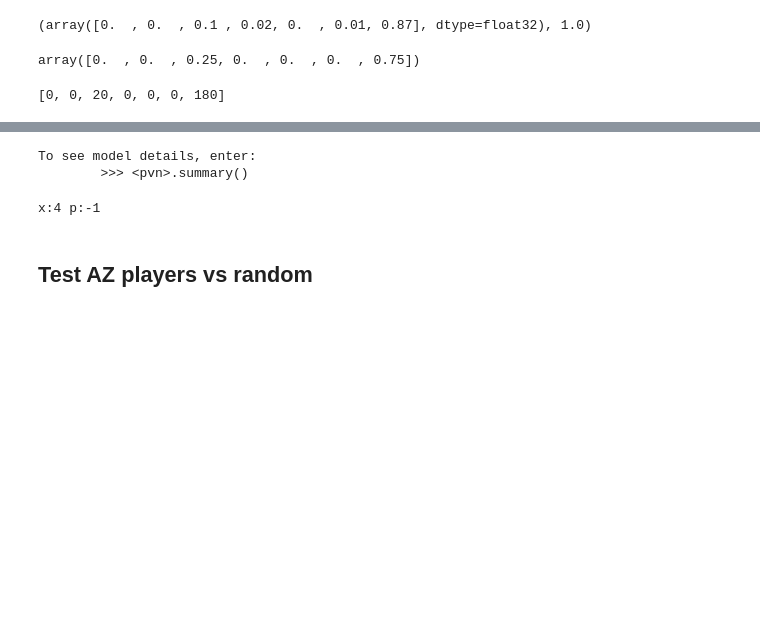
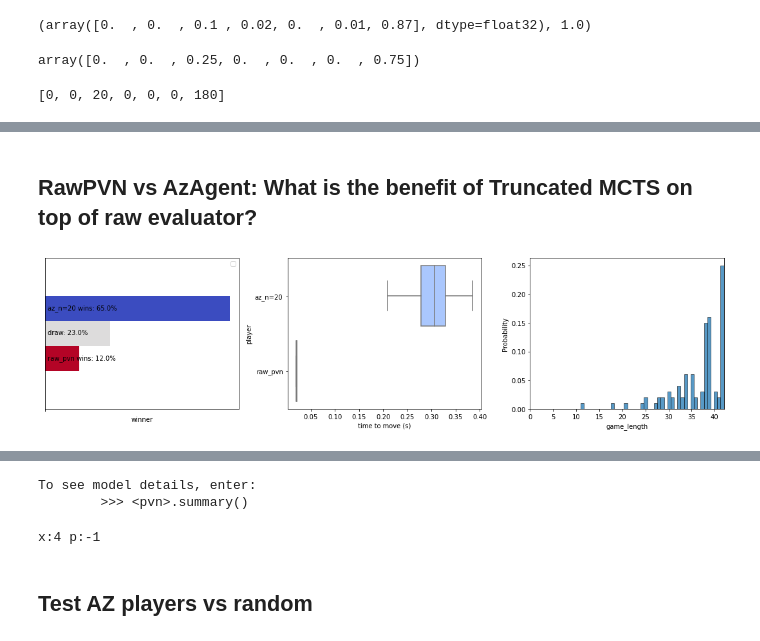
Before and after one commit to spayot/connectfour, a Jupyter notebook: notebooks/test_game.ipynb, the cells around one changed output, grey strips where cells are left out. Drawn from its saved outputs; the diff is of its cells as text; code cells hidden in the pictures; blank space fills up the shorter version.

```diff
--- a/notebooks/test_game.ipynb
+++ b/notebooks/test_game.ipynb
@@ -561,8 +474,14 @@ player = c4.player.AzPlayer
+# %% [markdown]
+## RawPVN vs AzAgent: What is the benefit of Truncated MCTS on top of raw evaluator?
 # %%
-# simulate 200 games
-outcomes = c4.compete.compare_strategies(strat1=c4.strategies.random_strategy,
-                                         strat2=c4.strategies.RawPVNetStrategy(pvn, temperature=.8).select_action,
-                                         n_games=100)
+# raw_strat = c4.strategies.RawPVNetStrategy(pvn, temperature=.8)
+
+# # simulate a few games
+# outcomes = c4.compete.compare_strategies(strat1=az_strat[20],
+#                                          strat2=raw_strat,
+#                                          n_games=100)
 
 # plot outcomes
-c4.compete.plot_strat_competition_outcomes(outcomes, 'raw_pvn_tau=1', 'raw_pvn_tau=0.1')
+c4.compete.plot_strat_competition_outcomes(outcomes, 'az_n=20', 'raw_pvn', figdir=FIGDIR)
+# %% [output]
+[figure, added]
```
Also changed, not shown: parts of 57 cells of this notebook, 13 other files.
